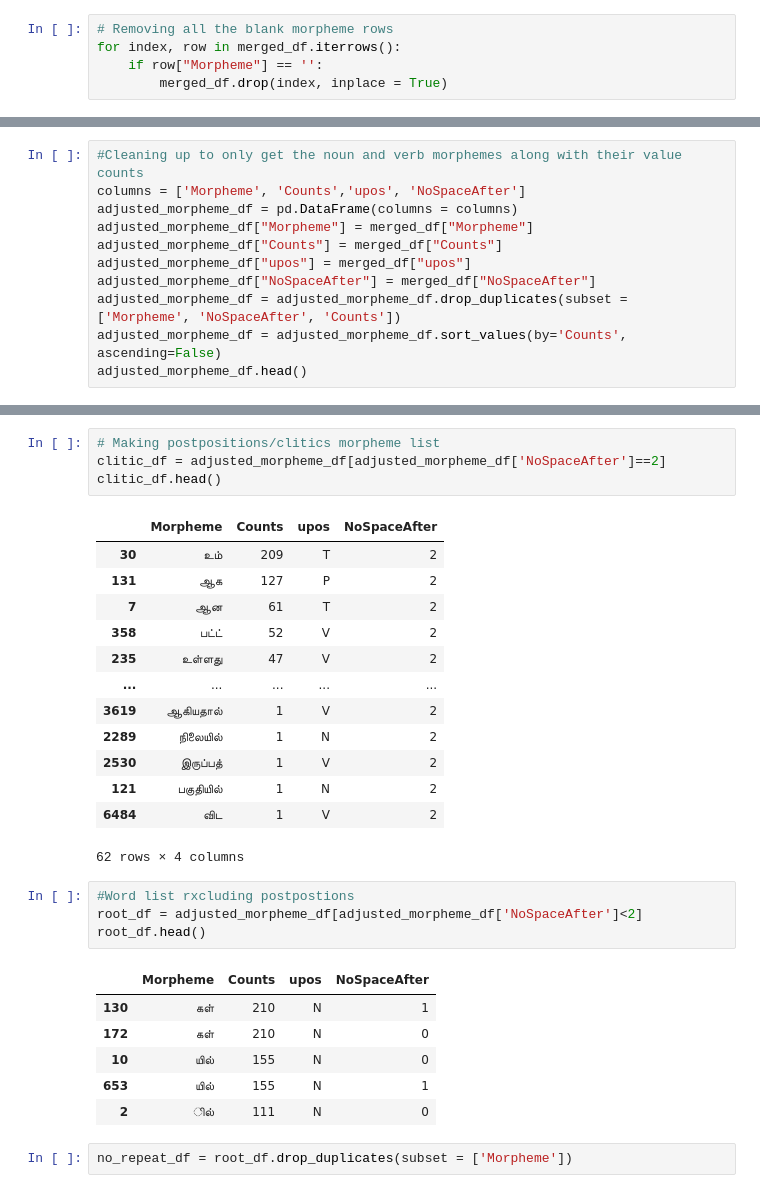
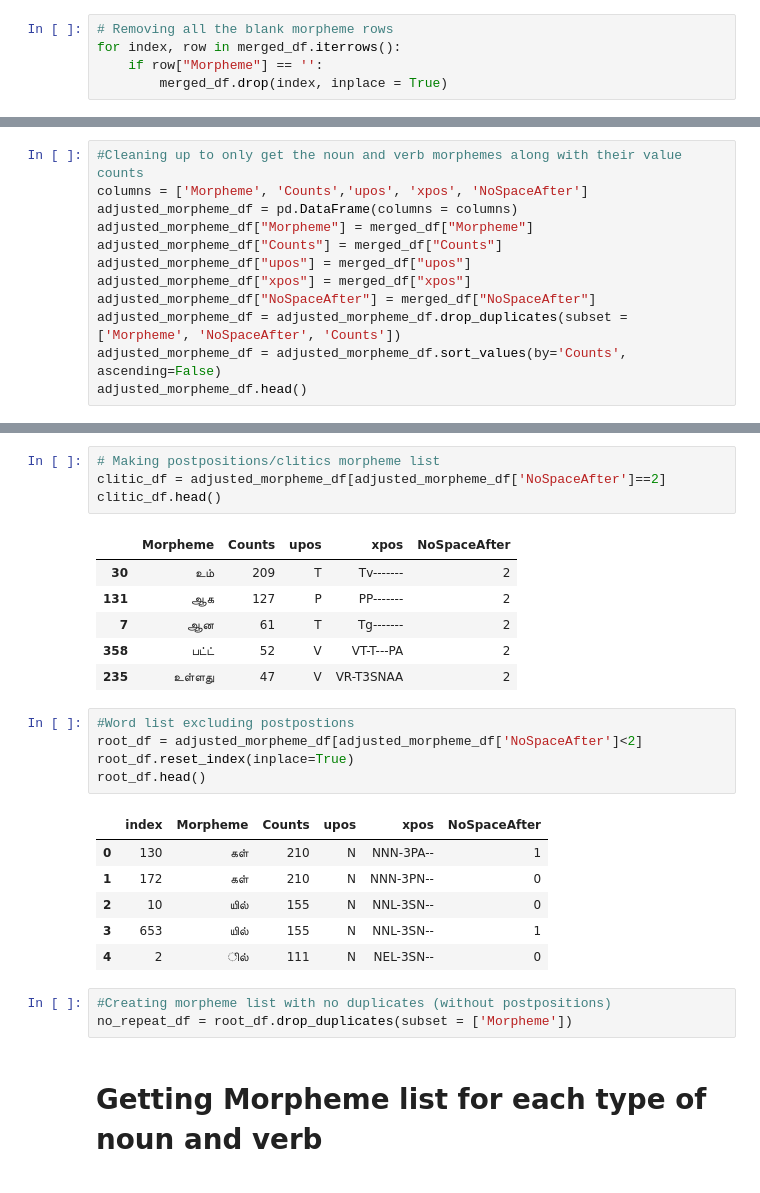
Before and after one commit to Kee2u/Deciphering_the_Indus_Valley_Script, a Jupyter notebook: Tamil_Morpheme_List.ipynb, the cells around one changed output, grey strips where cells are left out. Saved outputs shown, nothing was run; the diff lists cells and outputs as text.

```diff
--- a/Tamil_Morpheme_List.ipynb
+++ b/Tamil_Morpheme_List.ipynb
@@ -183,10 +162,11 @@ merged_df.head()
 # %%
 #Cleaning up to only get the noun and verb morphemes along with their value counts
-columns = ['Morpheme', 'Counts','upos', 'NoSpaceAfter']
+columns = ['Morpheme', 'Counts','upos', 'xpos', 'NoSpaceAfter']
 adjusted_morpheme_df = pd.DataFrame(columns = columns)
 adjusted_morpheme_df["Morpheme"] = merged_df["Morpheme"]
 adjusted_morpheme_df["Counts"] = merged_df["Counts"]
 adjusted_morpheme_df["upos"] = merged_df["upos"]
+adjusted_morpheme_df["xpos"] = merged_df["xpos"]
 adjusted_morpheme_df["NoSpaceAfter"] = merged_df["NoSpaceAfter"]
 adjusted_morpheme_df = adjusted_morpheme_df.drop_duplicates(subset = ['Morpheme', 'NoSpaceAfter', 'Counts'])
 adjusted_morpheme_df = adjusted_morpheme_df.sort_values(by='Counts', ascending=False)
@@ -210,29 +183,26 @@ adjusted_morpheme_df.head()
 clitic_df = adjusted_morpheme_df[adjusted_morpheme_df['NoSpaceAfter']==2]
 clitic_df.head()
 # %% [output]
-|  | Morpheme | Counts | upos | NoSpaceAfter |
-| 30 | உம் | 209 | T | 2 |
-| 131 | ஆக | 127 | P | 2 |
-| 7 | ஆன | 61 | T | 2 |
-| 358 | பட்ட் | 52 | V | 2 |
-| 235 | உள்ளது | 47 | V | 2 |
-| ... | ... | ... | ... | ... |
-| 3619 | ஆகியதால் | 1 | V | 2 |
-| 2289 | நிலையில் | 1 | N | 2 |
-| 2530 | இருப்பத் | 1 | V | 2 |
-| 121 | பகுதியில் | 1 | N | 2 |
-| 6484 | விட | 1 | V | 2 |
+|  | Morpheme | Counts | upos | xpos | NoSpaceAfter |
+| 30 | உம் | 209 | T | Tv------- | 2 |
+| 131 | ஆக | 127 | P | PP------- | 2 |
+| 7 | ஆன | 61 | T | Tg------- | 2 |
+| 358 | பட்ட் | 52 | V | VT-T---PA | 2 |
+| 235 | உள்ளது | 47 | V | VR-T3SNAA | 2 |
-62 rows × 4 columns
 # %%
-#Word list rxcluding postpostions
+#Word list excluding postpostions
 root_df = adjusted_morpheme_df[adjusted_morpheme_df['NoSpaceAfter']<2]
+root_df.reset_index(inplace=True)
 root_df.head()
 # %% [output]
-|  | Morpheme | Counts | upos | NoSpaceAfter |
-| 130 | கள் | 210 | N | 1 |
-| 172 | கள் | 210 | N | 0 |
-| 10 | யில் | 155 | N | 0 |
-| 653 | யில் | 155 | N | 1 |
-| 2 | ில் | 111 | N | 0 |
+|  | index | Morpheme | Counts | upos | xpos | NoSpaceAfter |
+| 0 | 130 | கள் | 210 | N | NNN-3PA-- | 1 |
+| 1 | 172 | கள் | 210 | N | NNN-3PN-- | 0 |
+| 2 | 10 | யில் | 155 | N | NNL-3SN-- | 0 |
+| 3 | 653 | யில் | 155 | N | NNL-3SN-- | 1 |
+| 4 | 2 | ில் | 111 | N | NEL-3SN-- | 0 |
-# %%
-no_repeat_df = root_df.drop_duplicates(subset = ['Morpheme'])
+# %%
+#Creating morpheme list with no duplicates (without postpositions)
+no_repeat_df = root_df.drop_duplicates(subset = ['Morpheme'])
+# %% [markdown]
+# Getting Morpheme list for each type of noun and verb
```
Also changed, not shown: parts of 13 cells of this notebook.
